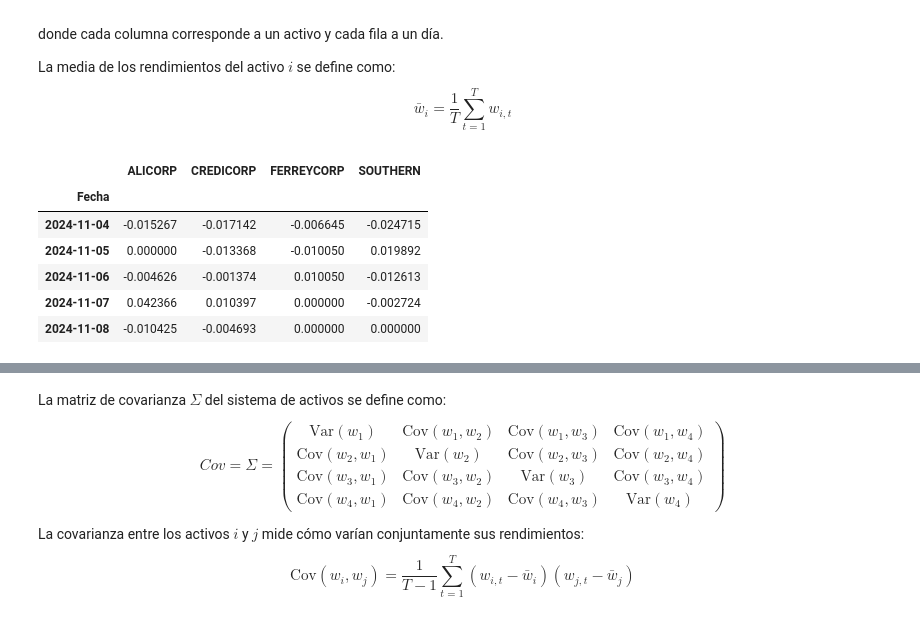
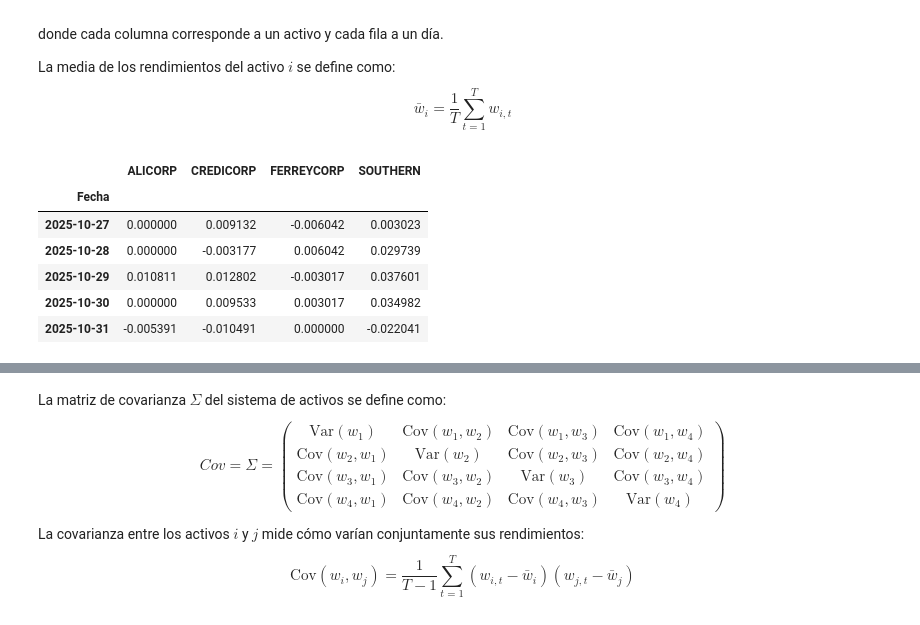
Before and after one commit to CeSaRLoPeZArTeAgA/PROBLEMAS-EN-LA-INDUSTRIA, a Jupyter notebook: DATA_BVL/EDA.ipynb, the cells around one changed output, grey strips where cells are left out. Saved outputs shown, nothing was run; the diff lists cells and outputs as text; code cells hidden in the pictures.

```diff
--- a/DATA_BVL/EDA.ipynb
+++ b/DATA_BVL/EDA.ipynb
@@ -436,28 +436,29 @@ La media de los rendimientos del activo $i$ se define como:
 # %%
 import pandas as pd
 import numpy as np
 
 df = pd.read_csv('DATA_UNIFICADA.csv')
 
 # calcular rendimientos : (X_t - X_t-1) / X_t-1
 rendimientos = df.copy()
 rendimientos.set_index('Fecha', inplace=True)
 
 #for col in rendimientos.columns:
 #    rendimientos[col] = (rendimientos[col] - rendimientos[col].shift(1)) / rendimientos[col].shift(1)
 
 for col in rendimientos.columns:
     rendimientos[col] =np.log( (rendimientos[col] ) / rendimientos[col].shift(1))
 
 # eliminar primera fila (NaN porque no tiene dia anterior)
 rendimientos = rendimientos.dropna()
 
 rendimientos.head()
+rendimientos.tail()
 # %% [output]
 |  | ALICORP | CREDICORP | FERREYCORP | SOUTHERN |
 | Fecha |  |  |  |  |
-| 2024-11-04 | -0.015267 | -0.017142 | -0.006645 | -0.024715 |
-| 2024-11-05 | 0.000000 | -0.013368 | -0.010050 | 0.019892 |
-| 2024-11-06 | -0.004626 | -0.001374 | 0.010050 | -0.012613 |
-| 2024-11-07 | 0.042366 | 0.010397 | 0.000000 | -0.002724 |
-| 2024-11-08 | -0.010425 | -0.004693 | 0.000000 | 0.000000 |
+| 2025-10-27 | 0.000000 | 0.009132 | -0.006042 | 0.003023 |
+| 2025-10-28 | 0.000000 | -0.003177 | 0.006042 | 0.029739 |
+| 2025-10-29 | 0.010811 | 0.012802 | -0.003017 | 0.037601 |
+| 2025-10-30 | 0.000000 | 0.009533 | 0.003017 | 0.034982 |
+| 2025-10-31 | -0.005391 | -0.010491 | 0.000000 | -0.022041 |
```
Also changed, not shown: parts of 2 cells of this notebook.
